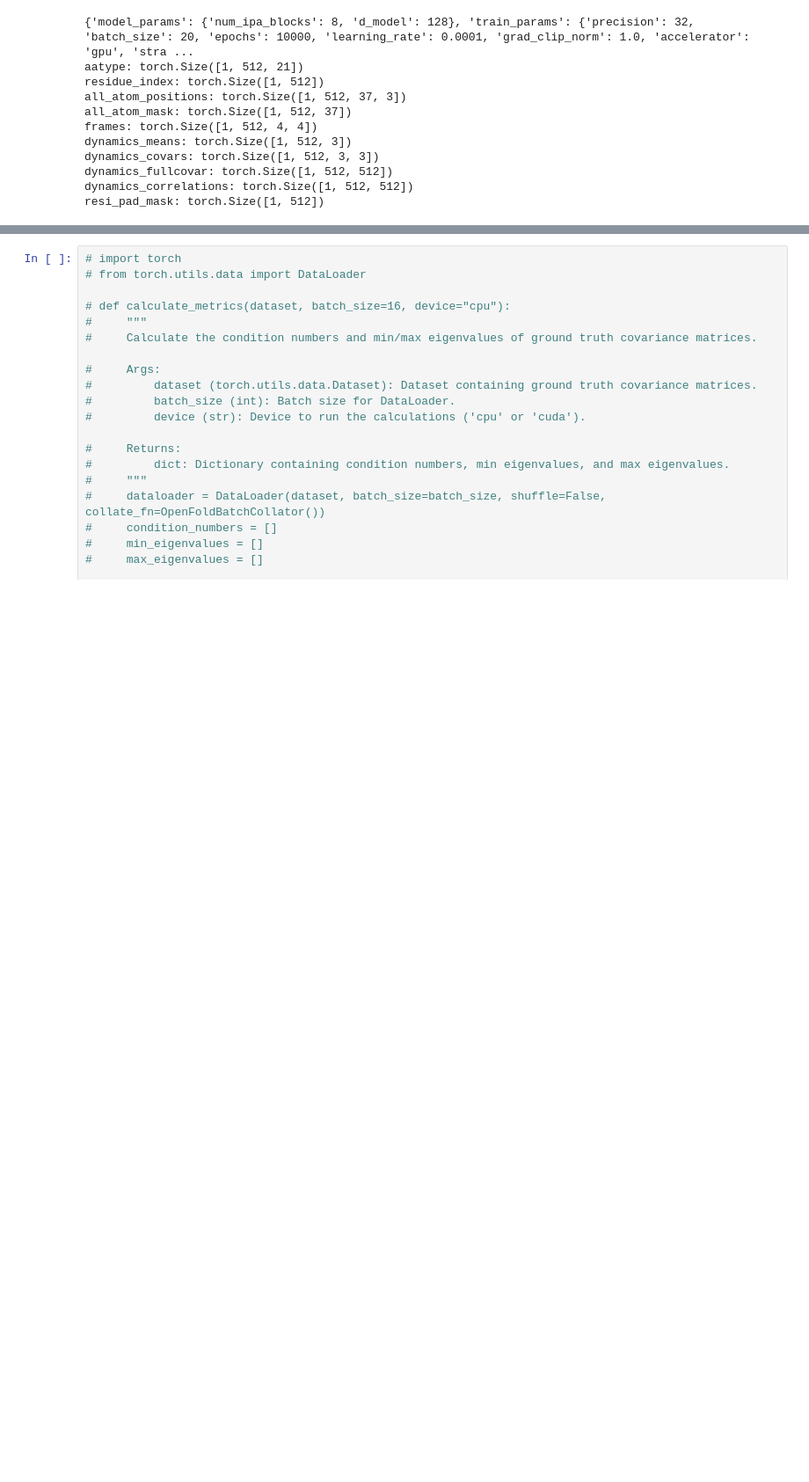
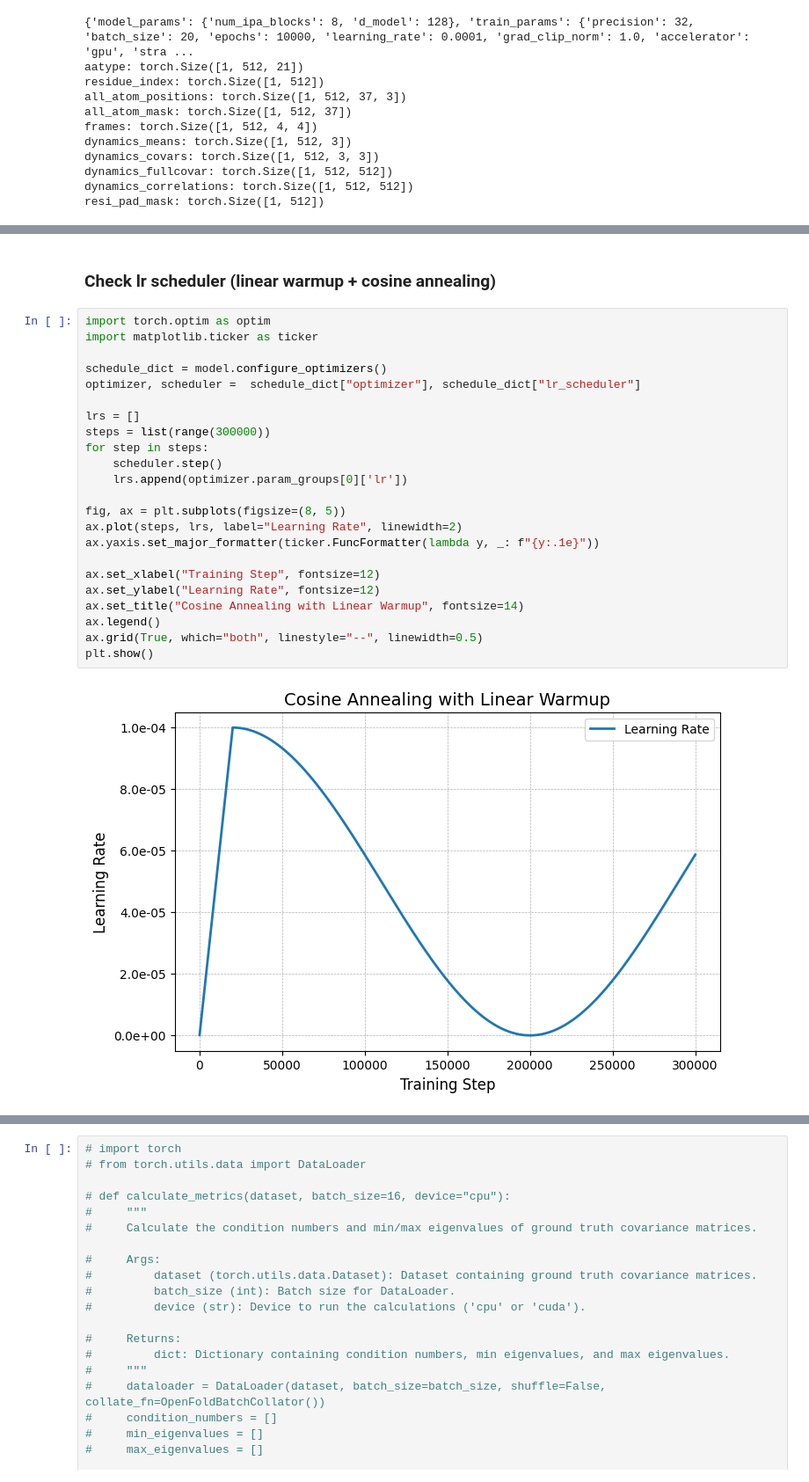
Before and after one commit to MihirBafna/dynaprot, a Jupyter notebook: experiments/model.ipynb, the cells around one changed output, grey strips where cells are left out. Shown: that part at 88% size. Cells and saved outputs as stored; diff of their text form; blank space fills up the shorter version.

Commit message:
testing cosine annealing with linear warmup

```diff
--- a/experiments/model.ipynb
+++ b/experiments/model.ipynb
@@ -80,5 +86,32 @@ DynaProt(
   (covars_predictor): Linear(in_features=128, out_features=6, bias=True)
   (loss): DynaProtLoss()
 )
+# %% [markdown]
+### Check lr scheduler (linear warmup + cosine annealing)
+# %%
+import torch.optim as optim
+import matplotlib.ticker as ticker
+
+schedule_dict = model.configure_optimizers()
+optimizer, scheduler =  schedule_dict["optimizer"], schedule_dict["lr_scheduler"]
+
+lrs = []
+steps = list(range(300000))
+for step in steps:
+    scheduler.step()
+    lrs.append(optimizer.param_groups[0]['lr'])
+
+fig, ax = plt.subplots(figsize=(8, 5))
+ax.plot(steps, lrs, label="Learning Rate", linewidth=2)
+ax.yaxis.set_major_formatter(ticker.FuncFormatter(lambda y, _: f"{y:.1e}"))
+
+ax.set_xlabel("Training Step", fontsize=12)
+ax.set_ylabel("Learning Rate", fontsize=12)
+ax.set_title("Cosine Annealing with Linear Warmup", fontsize=14)
+ax.legend()
+ax.grid(True, which="both", linestyle="--", linewidth=0.5)
+plt.show()
+# %% [output]
+[figure, added]
 # %%
 model.training_step(batch_prots,0)
```
Also changed, not shown: parts of 3 cells of this notebook.
